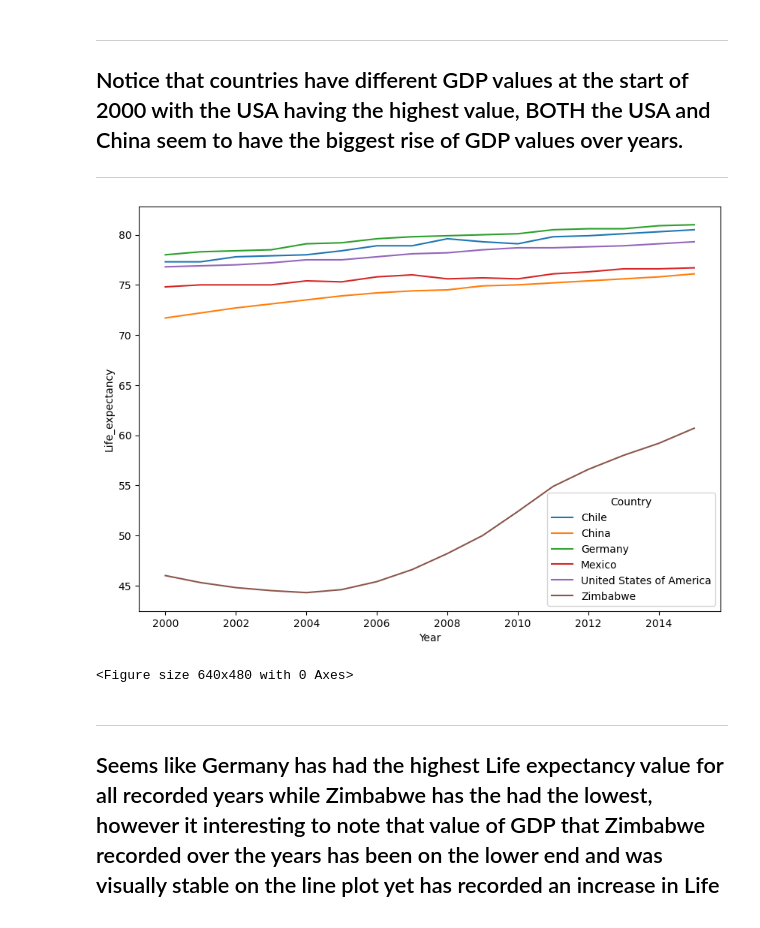
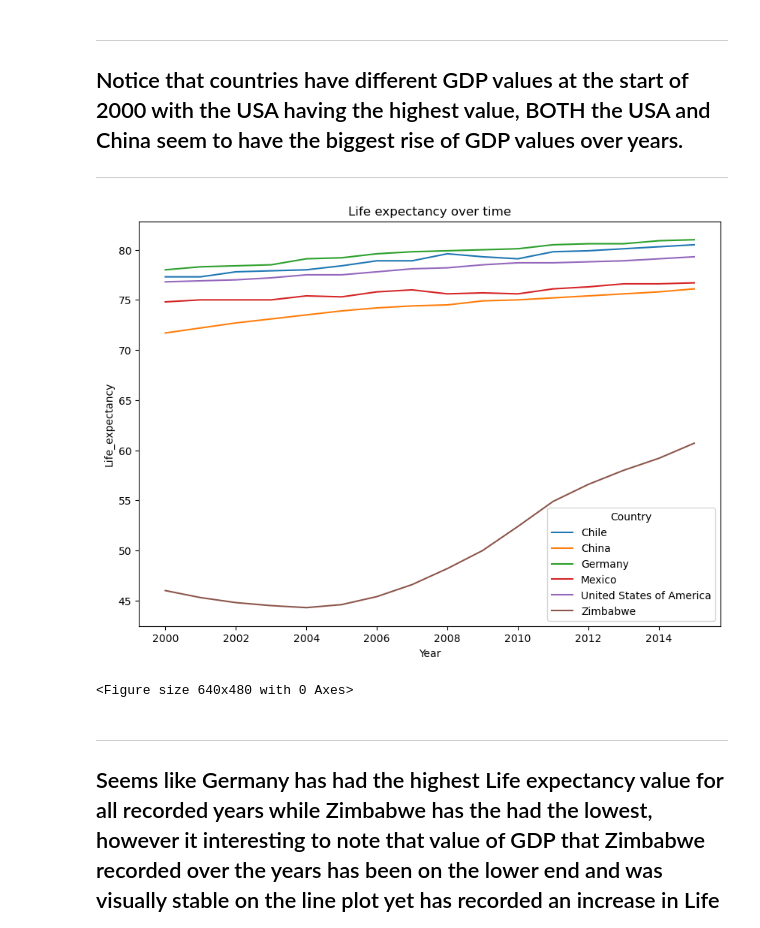
Before and after one commit to YSKAA423/Life_Expectancy_and_GDP, a Jupyter notebook: life_expectancy_gdp.ipynb, the cells around one changed output. Drawn from its saved outputs; the diff is of its cells as text; code cells hidden in the pictures.

```diff
--- a/life_expectancy_gdp.ipynb
+++ b/life_expectancy_gdp.ipynb
@@ -239,10 +230,11 @@ Notice that countries have different GDP values at the start of 2000 with the US
 # %%
 plt.figure(figsize = (10,7)) # Ajdusting figure size for more clarity and readability
 sns.lineplot(x="Year",y="Life_expectancy",hue='Country',data=Life_e)
+plt.title("Life expectancy over time")
 plt.show()
 plt.clf()
 # %% [output]
-[figure, old version]
+[figure, new version]
 <Figure size 640x480 with 0 Axes>
 # %% [markdown]
 --------------------------------------
```
Also changed, not shown: parts of 7 cells of this notebook.
